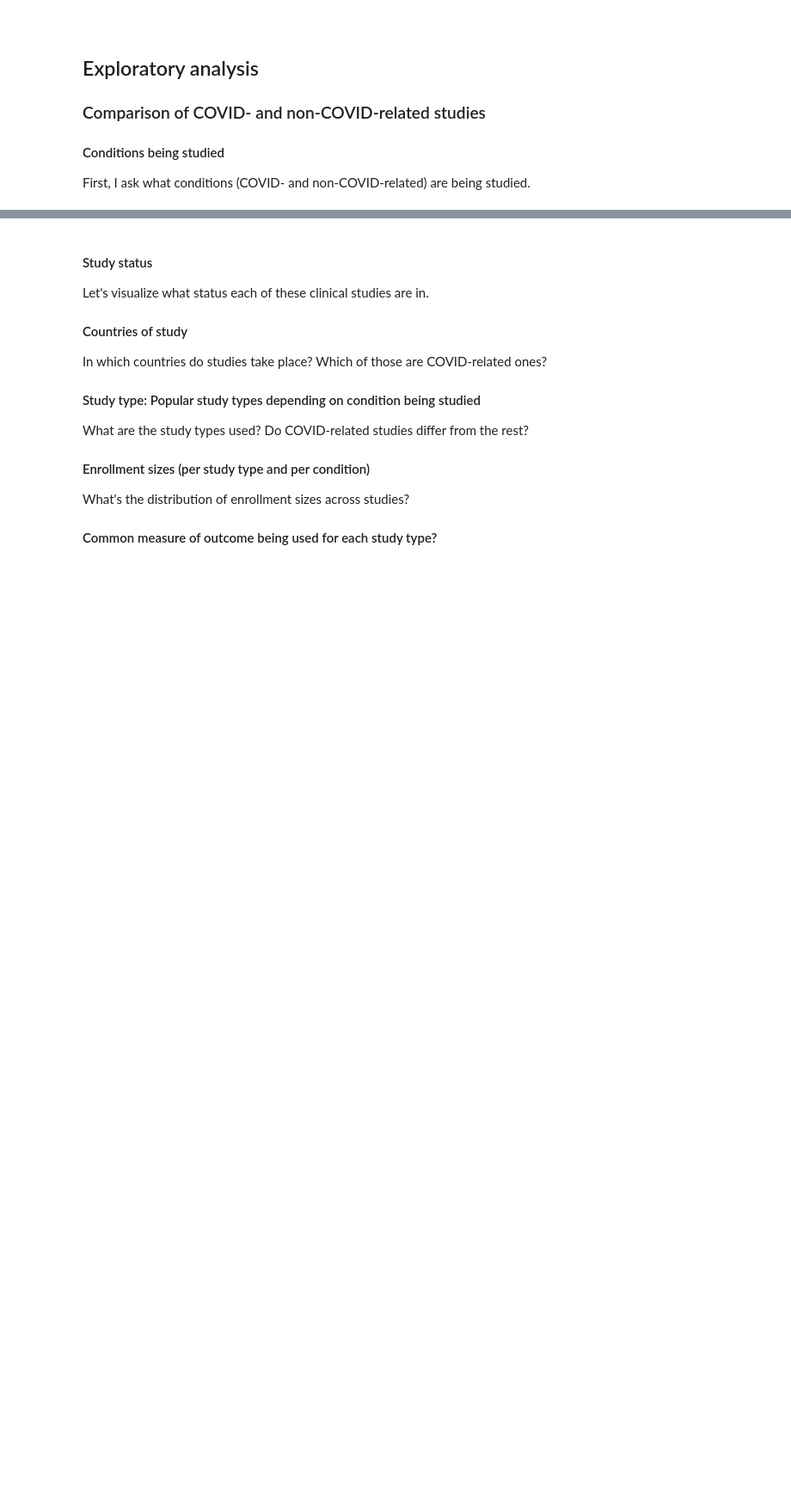
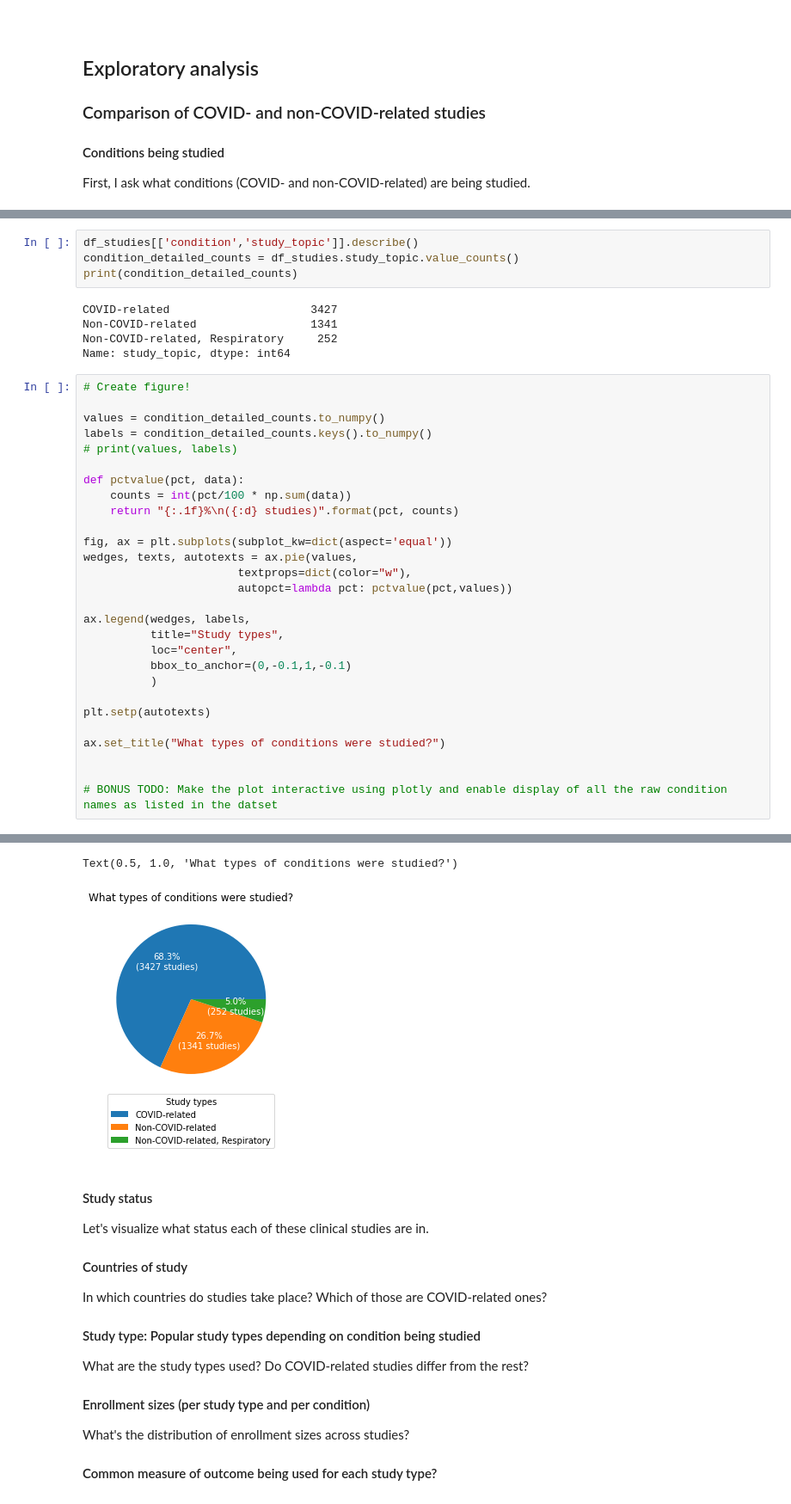
Before and after one commit to chels-kim/kaggle-covid-clintri, a Jupyter notebook: pythonProject/COVID-19 Clinical Trials.ipynb, the cells around one changed output, grey strips where cells are left out. Shown at 86% size. Saved outputs shown, nothing was run; the diff lists cells and outputs as text; blank space fills up the shorter version.

Commit message:
February 27 Update 1: Made the pie chart.

```diff
--- a/pythonProject/COVID-19 Clinical Trials.ipynb
+++ b/pythonProject/COVID-19 Clinical Trials.ipynb
@@ -230,0 +241,38 @@ SARS-CoV2
+# %%
+df_studies[['condition','study_topic']].describe()
+condition_detailed_counts = df_studies.study_topic.value_counts()
+print(condition_detailed_counts)
+# %% [output]
+COVID-related                     3427
+Non-COVID-related                 1341
+Non-COVID-related, Respiratory     252
+Name: study_topic, dtype: int64
+# %%
+# Create figure!
+
+values = condition_detailed_counts.to_numpy()
+labels = condition_detailed_counts.keys().to_numpy()
+# print(values, labels)
+
+def pctvalue(pct, data):
+    counts = int(pct/100 * np.sum(data))
+    return "{:.1f}%\n({:d} studies)".format(pct, counts)
+
+fig, ax = plt.subplots(subplot_kw=dict(aspect='equal'))
+wedges, texts, autotexts = ax.pie(values,
+                       textprops=dict(color="w"),
+                       autopct=lambda pct: pctvalue(pct,values))
+
+ax.legend(wedges, labels,
+          title="Study types",
+          loc="center",
+          bbox_to_anchor=(0,-0.1,1,-0.1)
+          )
+
+plt.setp(autotexts)
+
+ax.set_title("What types of conditions were studied?")
+
+
+# BONUS TODO: Make the plot interactive using plotly and enable display of all the raw condition names as listed in the datset
+# %% [output]
@@ -231,3 +296,5 @@ SARS-CoV2
+Text(0.5, 1.0, 'What types of conditions were studied?')
+[figure, added]
 # %% [markdown]
 #### Study status
 Let's visualize what status each of these clinical studies are in.
```
Also changed, not shown: parts of 4 cells of this notebook.
